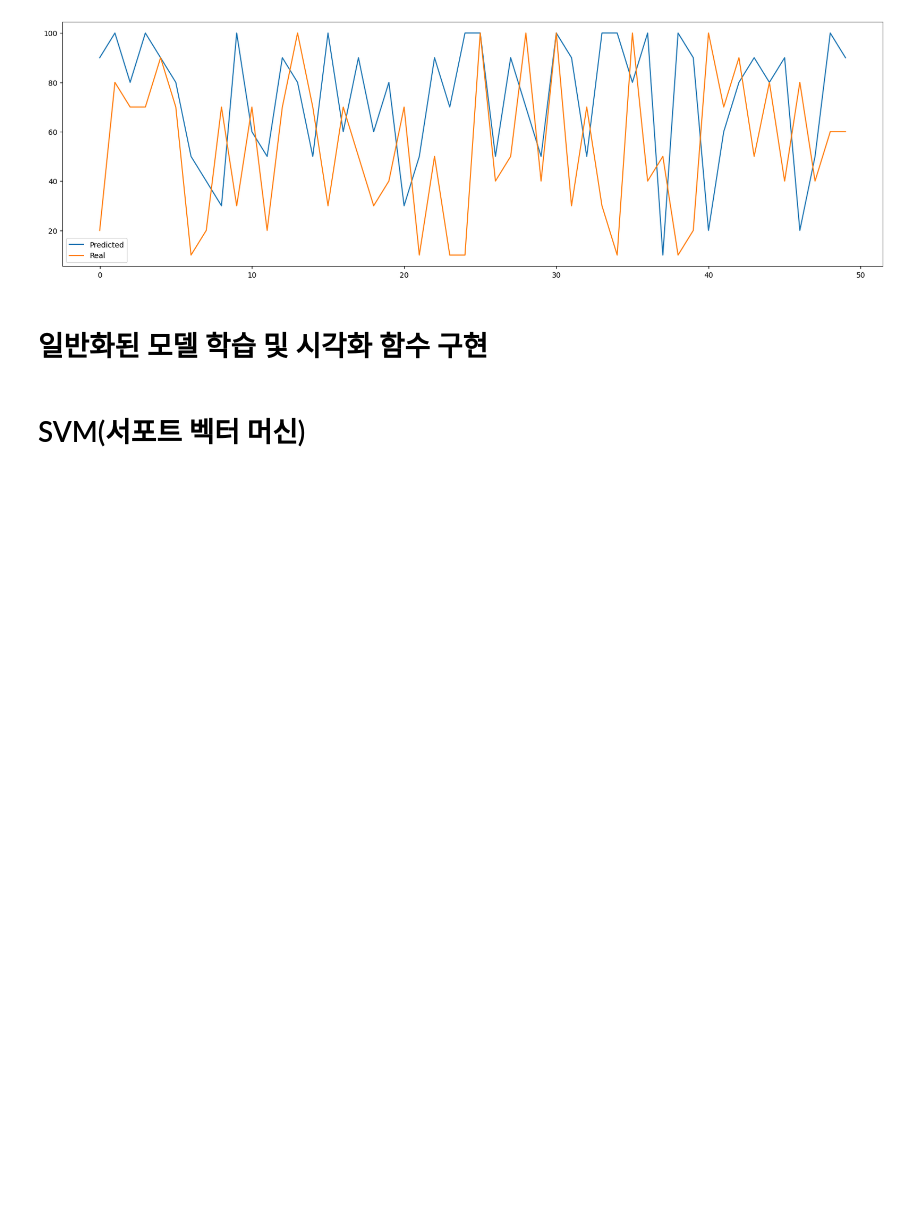
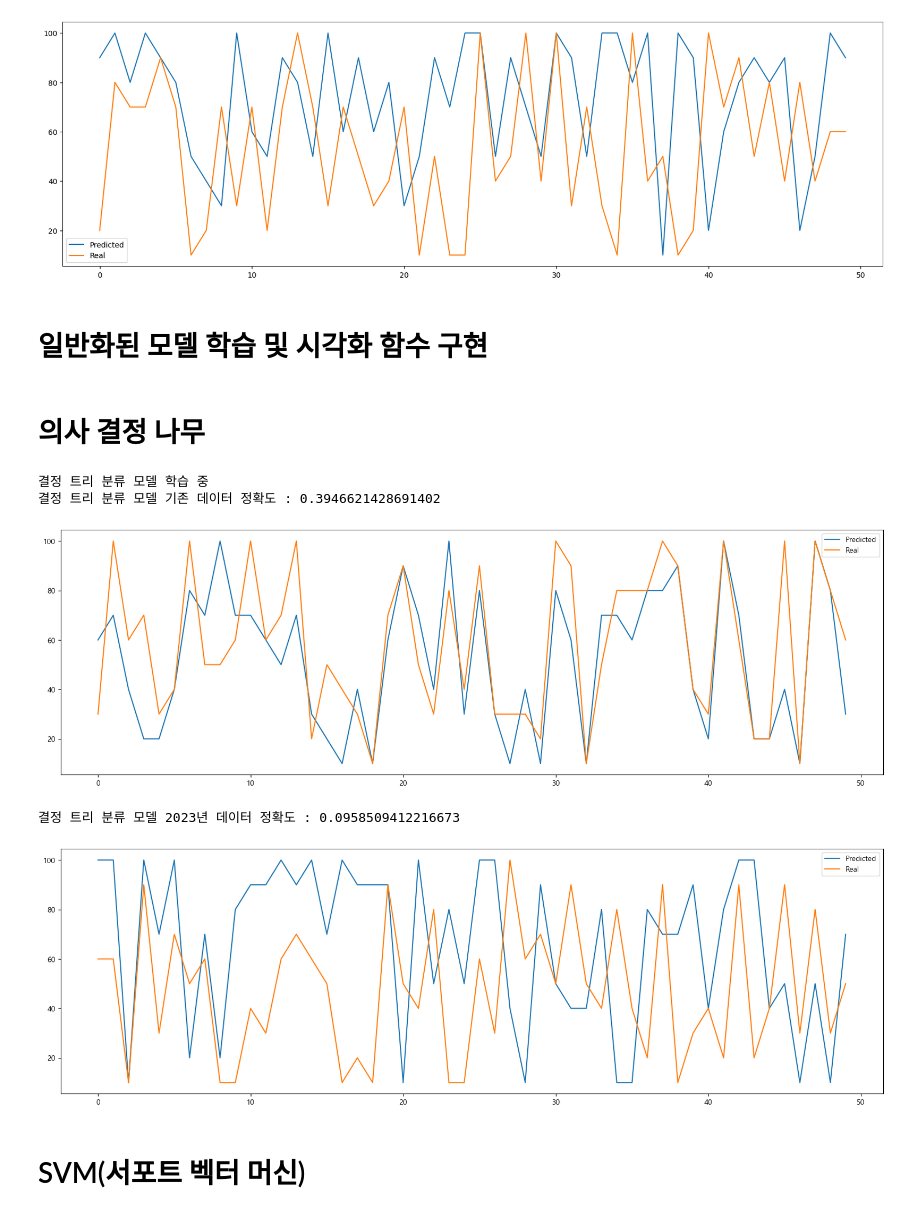
Before and after one commit to CG05/BillboardAnalitics, a Jupyter notebook: classify_modeling_sample.ipynb, the cells around one changed output. Saved outputs shown, nothing was run; the diff lists cells and outputs as text; code cells hidden in the pictures; blank space fills up the shorter version.

```diff
--- a/classify_modeling_sample.ipynb
+++ b/classify_modeling_sample.ipynb
@@ -113,7 +113,6 @@ matplotlib.rcParams['axes.unicode_minus'] = False
 
 # 예측값과 실제값을 시각화하는 함수
 def pred_visualize(pred, real, title):
-    plt.title(title)
     plt.figure(figsize=(20, 6))
     plt.plot(pred, label="Predicted")
     plt.plot(real, label="Real")
@@ -132,19 +131,31 @@ def model_fit_and_visualize(model, name = '모델'):
     model_pred = model.predict(X_test)
 
     # ~2022년도 분류 모델 성능 출력
-    print(model, '기존 데이터 정확도 :', model.score(X_test, y_test_label))
+    print(name, '기존 데이터 정확도 :', model.score(X_test, y_test_label))
 
     # ~2022년도 데이터 예측값과 실제값 비교 시각화
-    pred_visualize(model_pred[:50], y_test[:50], name + ' 기존 데이터 50개 샘플 예측 시각화')
+    pred_visualize(model_pred[:50], y_test_label[:50], name + ' 기존 데이터 50개 샘플 예측 시각화')
 
     # 2023년도 분류 모델 성능 출력
-    print(model, '2023년 데이터 정확도 :', model.score(X_2023, y_2023_label))
+    print(name, '2023년 데이터 정확도 :', model.score(X_2023, y_2023_label))
 
     # 2023년도 모델 예측값 생성
     model_pred_2023 = model.predict(X_2023)
 
     # ~2023년도 데이터 예측값과 실제값 비교 시각화
     pred_visualize(model_pred_2023[:50], y_2023[:50].values, name + '2023년 데이터 50개 샘플 예측 시각화')
+# %% [markdown]
+# 의사 결정 나무
+# %%
+from sklearn.tree import DecisionTreeClassifier
+
+model_fit_and_visualize(DecisionTreeClassifier(), '결정 트리 분류 모델')
+# %% [output]
+결정 트리 분류 모델 학습 중
+결정 트리 분류 모델 기존 데이터 정확도 : 0.3946621428691402
+[figure, added]
+결정 트리 분류 모델 2023년 데이터 정확도 : 0.0958509412216673
+[figure, added]
 # %% [markdown]
 # SVM(서포트 벡터 머신)
 # %%
```
Also changed, not shown: parts of 1 cell of this notebook.
